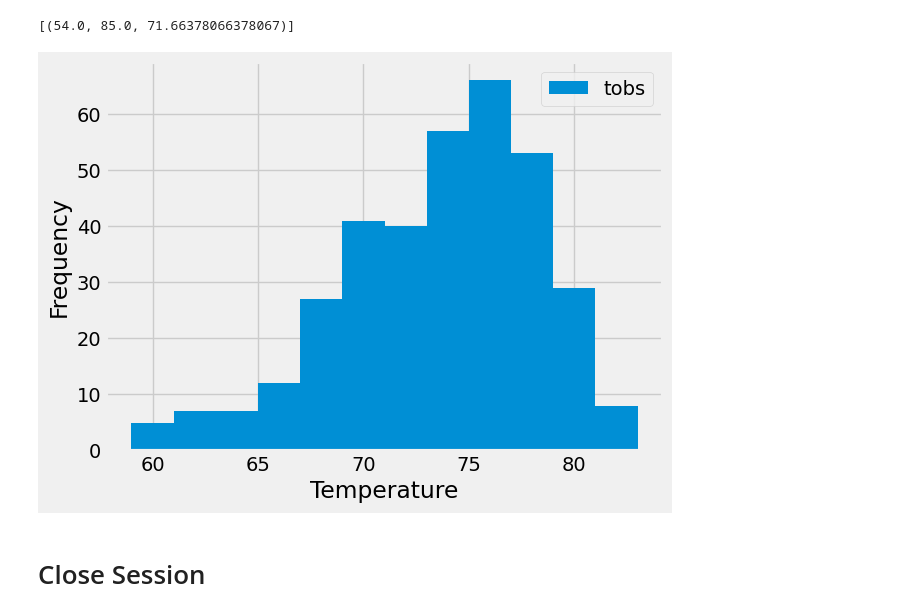
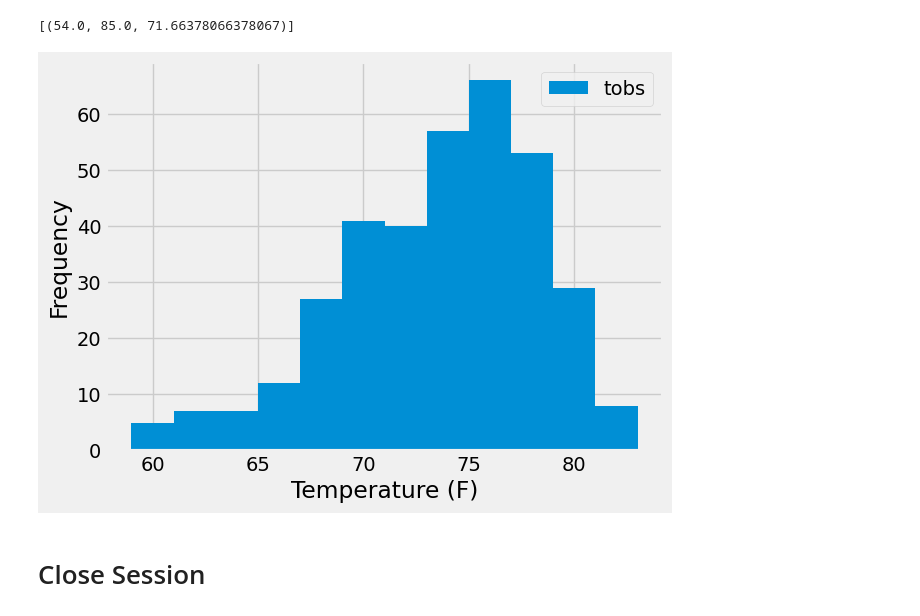
Before and after one commit to andymatsuura/sqlalchemy, a Jupyter notebook: climate_starter.ipynb, the cells around one changed output. Drawn from its saved outputs; the diff is of its cells as text; code cells hidden in the pictures.

```diff
--- a/climate_starter.ipynb
+++ b/climate_starter.ipynb
@@ -115,15 +115,15 @@ most_active
 # %%
 # Using the most active station id
 # Query the last 12 months of temperature observation data for this station and plot the results as a histogram
 temps_most_active = session.query(Measurement.tobs).filter(Measurement.date.between(q_date,last_date),Measurement.station == 'USC00519281').all()
 # used website "geeks" source to flatten results of query for hist, before np.ravel it did not make sense
 plt.hist(np.ravel(temps_most_active), bins=12)
-plt.xlabel("Temperature")
+plt.xlabel("Temperature (F)")
 plt.ylabel("Frequency")
 plt.legend(["tobs"])
 plt.savefig("Images/Temp_Hist.png")
 # %% [output]
-[figure, old version]
+[figure, new version]
 # %% [markdown]
 # Close Session
 # %%
```
Also changed, not shown: parts of 1 cell of this notebook, 3 other files.
